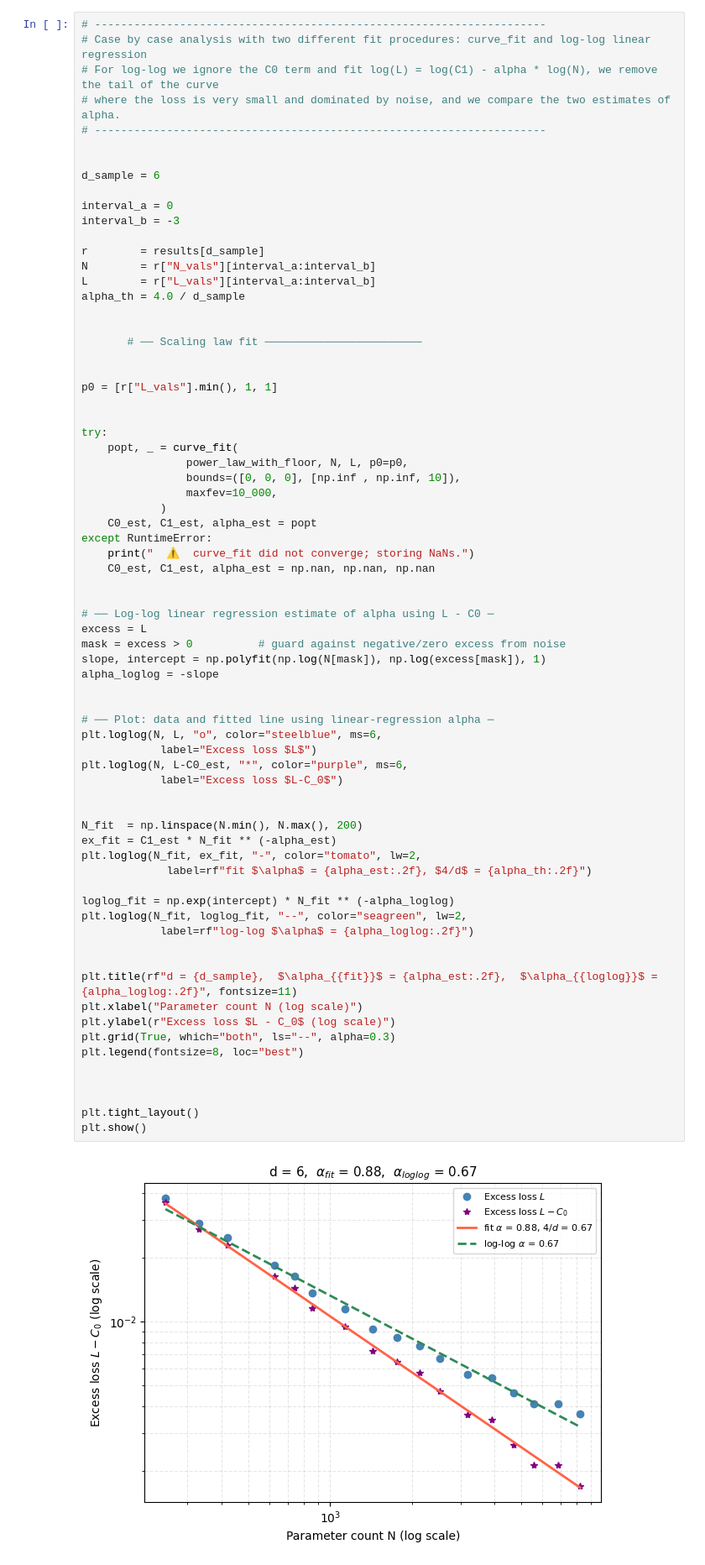
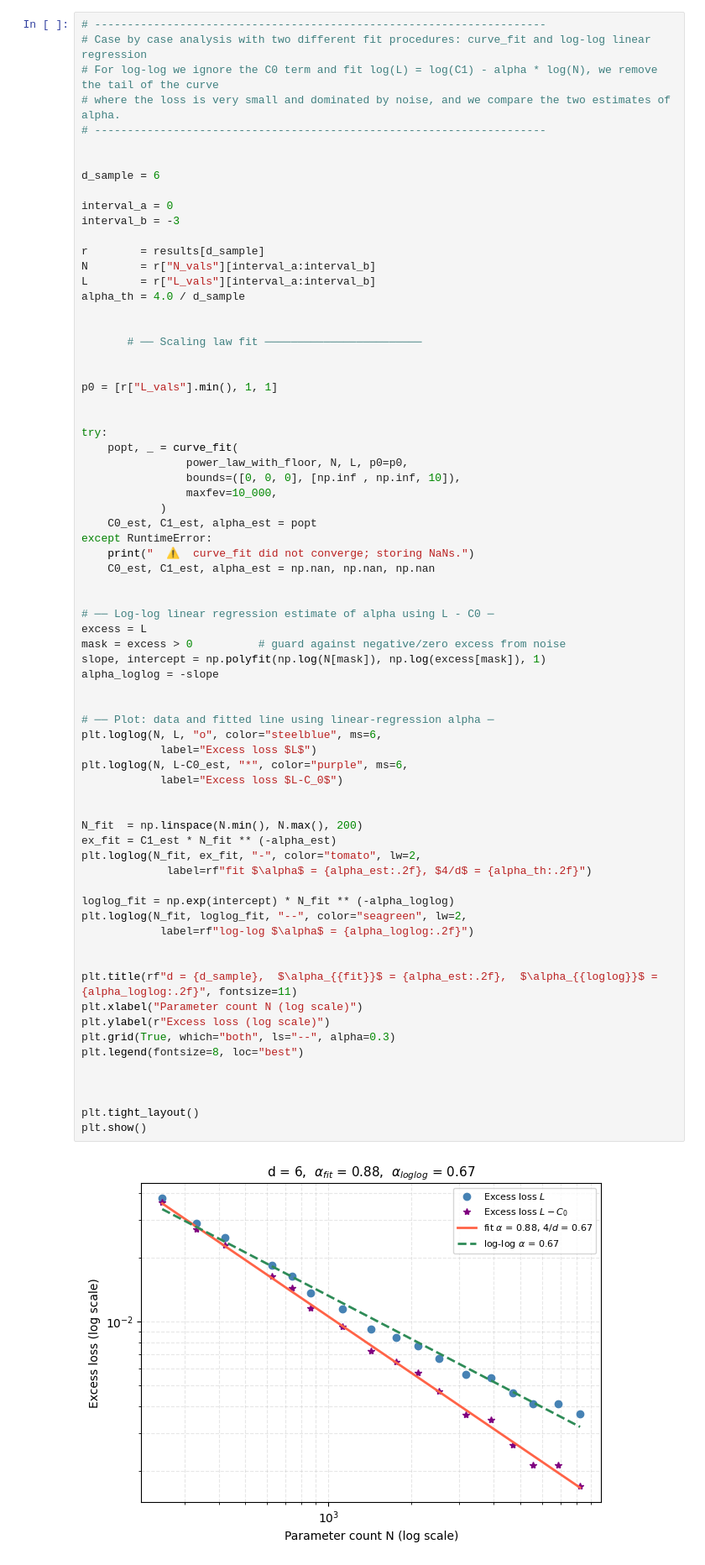
Before and after one commit to davidprietorod/NN_geometry_and_scaling, a Jupyter notebook: Error vs dimension/scaling_law_analysis (1).ipynb, the cells around one changed output. Shown at 84% size. Cells and saved outputs as stored; diff of their text form.

```diff
--- a/Error vs dimension/scaling_law_analysis (1).ipynb
+++ b/Error vs dimension/scaling_law_analysis (1).ipynb
@@ -324,35 +314,35 @@ slope, intercept = np.polyfit(np.log(N[mask]), np.log(excess[mask]), 1)
 alpha_loglog = -slope
 
 
 # ── Plot: data and fitted line using linear-regression alpha ─
 plt.loglog(N, L, "o", color="steelblue", ms=6,
             label="Excess loss $L$")
 plt.loglog(N, L-C0_est, "*", color="purple", ms=6,
             label="Excess loss $L-C_0$")
 
 
 N_fit  = np.linspace(N.min(), N.max(), 200)
 ex_fit = C1_est * N_fit ** (-alpha_est)
 plt.loglog(N_fit, ex_fit, "-", color="tomato", lw=2,
              label=rf"fit $\alpha$ = {alpha_est:.2f}, $4/d$ = {alpha_th:.2f}")
 
 loglog_fit = np.exp(intercept) * N_fit ** (-alpha_loglog)
 plt.loglog(N_fit, loglog_fit, "--", color="seagreen", lw=2,
             label=rf"log-log $\alpha$ = {alpha_loglog:.2f}")
 
 
 plt.title(rf"d = {d_sample},  $\alpha_{{fit}}$ = {alpha_est:.2f},  $\alpha_{{loglog}}$ = {alpha_loglog:.2f}", fontsize=11)
 plt.xlabel("Parameter count N (log scale)")
-plt.ylabel(r"Excess loss $L - C_0$ (log scale)")
+plt.ylabel(r"Excess loss (log scale)")
 plt.grid(True, which="both", ls="--", alpha=0.3)
 plt.legend(fontsize=8, loc="best")
 
 
 
 plt.tight_layout()
 plt.show()
 # %% [output]
-[figure, old version]
+[figure, new version]
 # %% [markdown]
 ## 5. Regression using the log-log exponents
 
```
Also changed, not shown: parts of 2 cells of this notebook, 5 other files.
